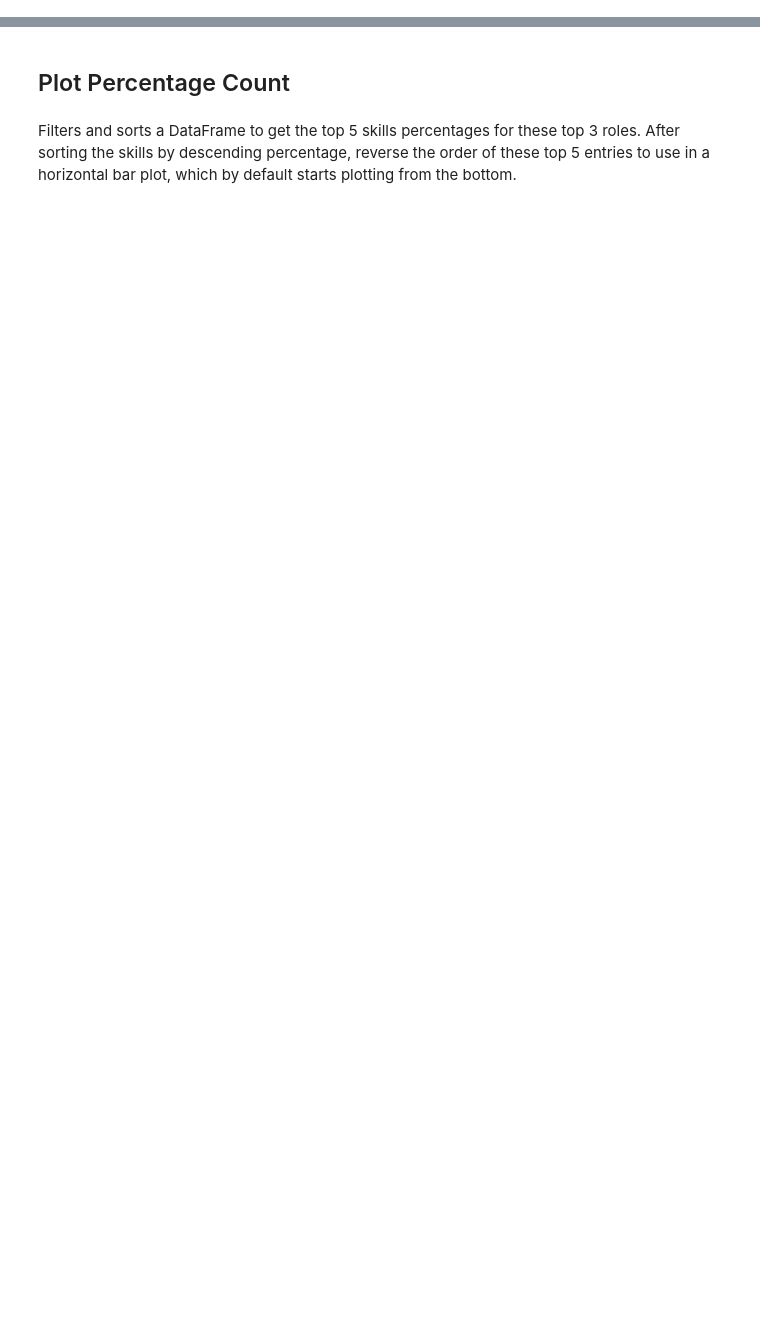
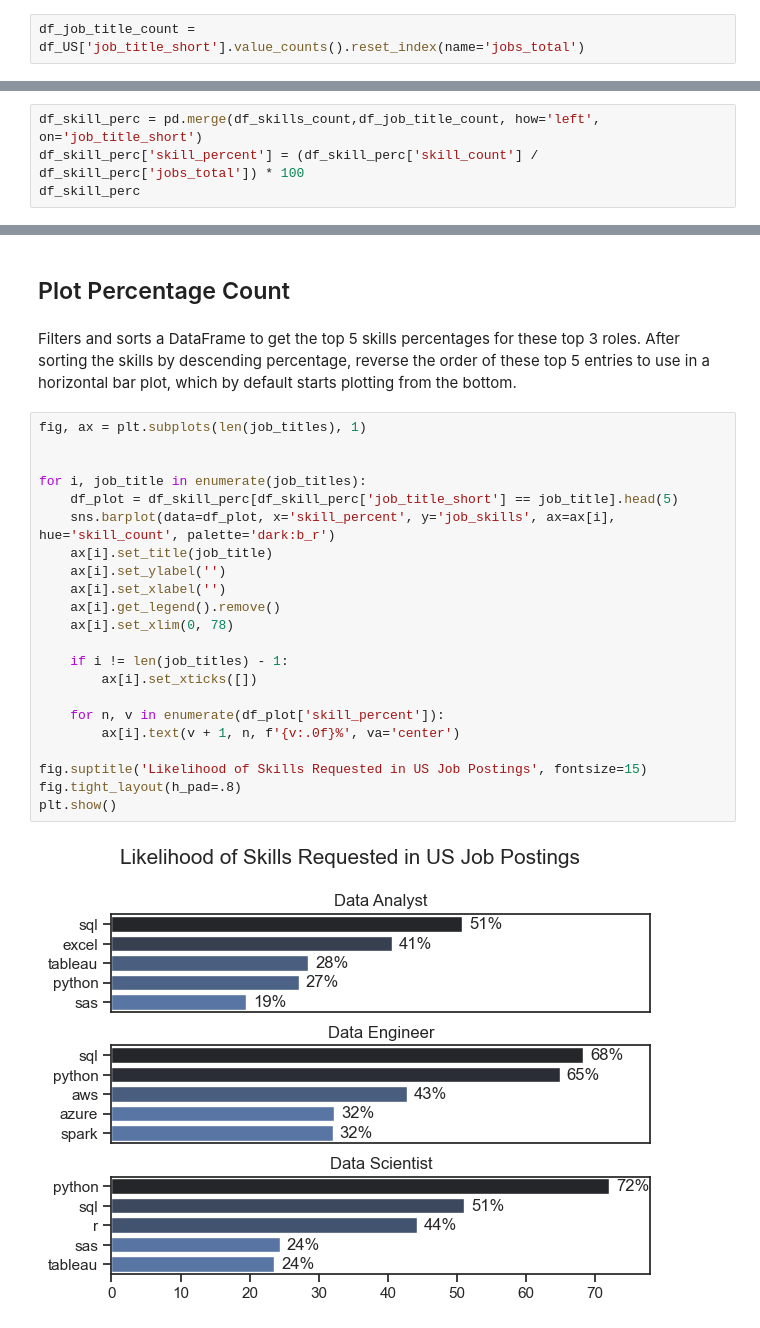
Before and after one commit to Nikola283/Python-Project, a Jupyter notebook: 2_Skill_Demand.ipynb, the cells around one changed output, grey strips where cells are left out. Saved outputs shown, nothing was run; the diff lists cells and outputs as text; blank space fills up the shorter version.

```diff
--- a/2_Skill_Demand.ipynb
+++ b/2_Skill_Demand.ipynb
@@ -52,5 +116,11 @@ Creates a stacked horizontal bar chart for the top 5 skills for Top 3 roles, dis
 So we'll convert the counts into percentages which helps us understand how each job title represents relative to the entire dataset.
 
 Before we can calculate the percentages we need the total counts for the jobs posted by job title. Calculate the frequency of each job title using the value_counts() method on the job_title_short column. Then reset the index to transform the Series into a DataFrame and renames the columns to job_title_short and total. The DataFrame df_job_title_count now holds a list of job titles alongside their total occurrences.
+# %%
+df_job_title_count = df_US['job_title_short'].value_counts().reset_index(name='jobs_total')
 # %% [markdown]
 Then we calculate the percentages. First merge df_skills_count and df_job_title_count, based on the 'job_title_short' column, ensuring each skill count is associated with the total number of job postings for that title. Then calculate the percentage of each skill within its job title by dividing the skill count by the total job postings and multiplying by 100, adding this new data as a 'percentage' column.
+# %%
+df_skill_perc = pd.merge(df_skills_count,df_job_title_count, how='left', on='job_title_short')
+df_skill_perc['skill_percent'] = (df_skill_perc['skill_count'] / df_skill_perc['jobs_total']) * 100
+df_skill_perc
@@ -58,3 +142,27 @@ Then we calculate the percentages. First merge df_skills_count and df_job_title_
 ## Plot Percentage Count
 # %% [markdown]
 Filters and sorts a DataFrame to get the top 5 skills percentages for these top 3 roles. After sorting the skills by descending percentage, reverse the order of these top 5 entries to use in a horizontal bar plot, which by default starts plotting from the bottom.
+# %%
+fig, ax = plt.subplots(len(job_titles), 1)
+
+
+for i, job_title in enumerate(job_titles):
+    df_plot = df_skill_perc[df_skill_perc['job_title_short'] == job_title].head(5)
+    sns.barplot(data=df_plot, x='skill_percent', y='job_skills', ax=ax[i], hue='skill_count', palette='dark:b_r')
+    ax[i].set_title(job_title)
+    ax[i].set_ylabel('')
+    ax[i].set_xlabel('')
+    ax[i].get_legend().remove()
+    ax[i].set_xlim(0, 78)
+
+    if i != len(job_titles) - 1:
+        ax[i].set_xticks([])
+
+    for n, v in enumerate(df_plot['skill_percent']):
+        ax[i].text(v + 1, n, f'{v:.0f}%', va='center')
+
+fig.suptitle('Likelihood of Skills Requested in US Job Postings', fontsize=15)
+fig.tight_layout(h_pad=.8)
+plt.show()
+# %% [output]
+[figure, added]
```
Also changed, not shown: parts of 6 cells of this notebook, 11 other files.
